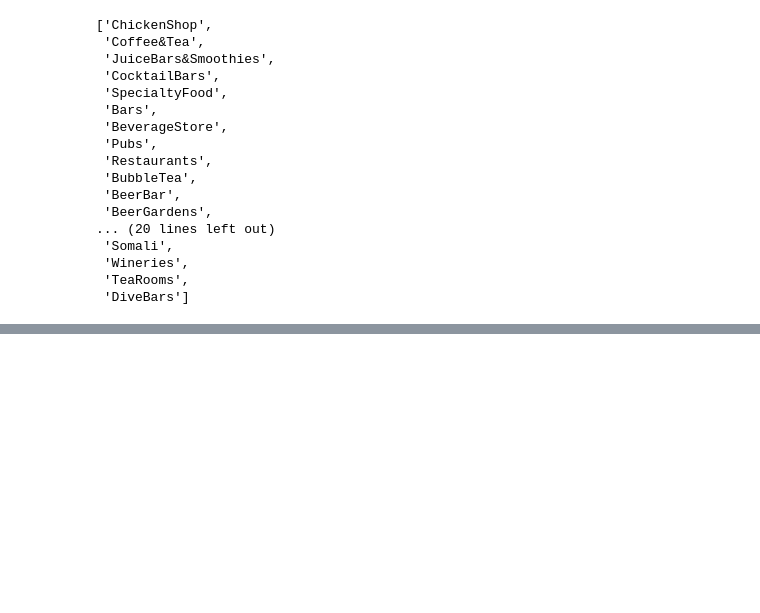
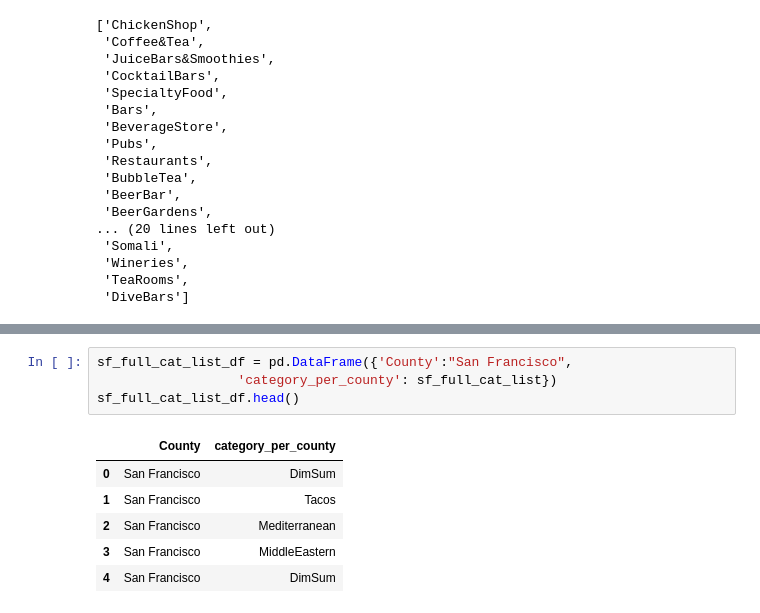
Before and after one commit to lquasem/Project-1, a Jupyter notebook: testing and analysis 7.10.2019.ipynb, the cells around one changed output, grey strips where cells are left out. Drawn from its saved outputs; the diff is of its cells as text; blank space fills up the shorter version.

```diff
--- a/testing and analysis 7.10.2019.ipynb
+++ b/testing and analysis 7.10.2019.ipynb
@@ -1208,0 +1262,11 @@ santa_clara_non_approved
+# %%
+sf_full_cat_list_df = pd.DataFrame({'County':"San Francisco",
+                  'category_per_county': sf_full_cat_list})
+sf_full_cat_list_df.head()
+# %% [output]
+|  | County | category_per_county |
+| 0 | San Francisco | DimSum |
+| 1 | San Francisco | Tacos |
+| 2 | San Francisco | Mediterranean |
+| 3 | San Francisco | MiddleEastern |
+| 4 | San Francisco | DimSum |
```
Also changed, not shown: parts of 11 cells of this notebook.
